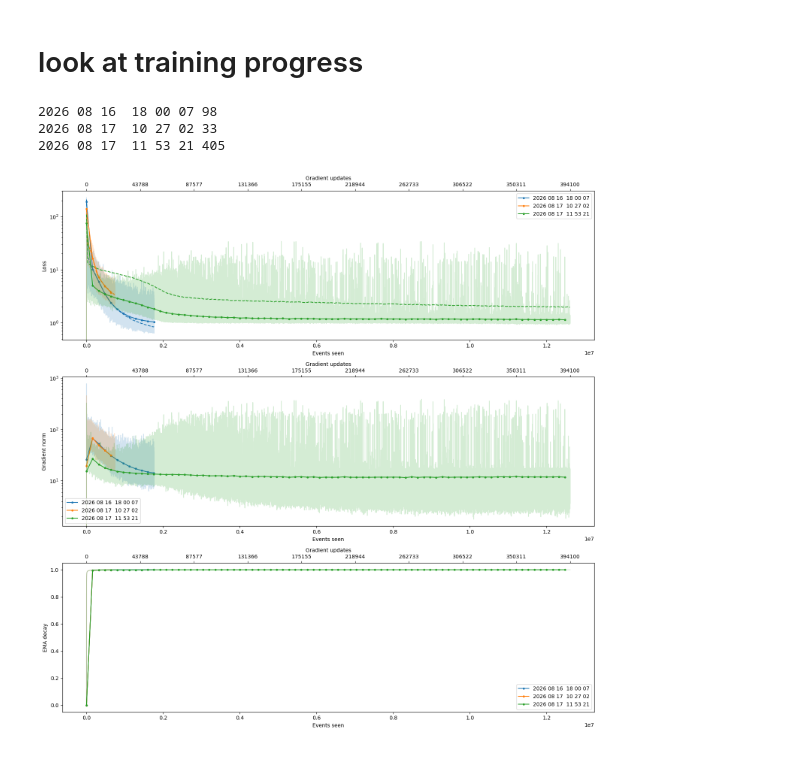
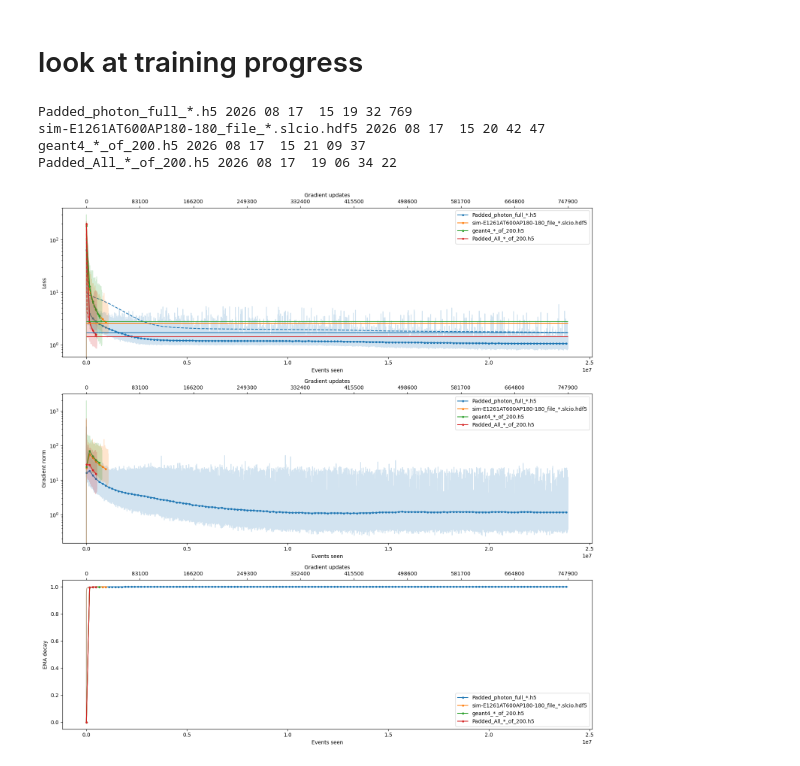
Before and after one commit to HenryDayHall/CaloCloudi, a Jupyter notebook: scripts/check_training_progress.ipynb, the cells around one changed output. Saved outputs shown, nothing was run; the diff lists cells and outputs as text; code cells hidden in the pictures.

Commit message:
Got PDG comparison plot working

```diff
--- a/scripts/check_training_progress.ipynb
+++ b/scripts/check_training_progress.ipynb
@@ -14,6 +14,7 @@ folder = "/data/dust/user/dayhallh/data/CaloClouds_diffusion/logs/"
 trainings = []
 all_dates = sorted(os.listdir(folder))
 dates = []
+infos = []
 configs = []
 n_real_validation_points = []
 for date in all_dates:
@@ -39,9 +40,17 @@ for date in all_dates:
     config = yaml.safe_load(open(config_path, 'r'))
     configs.append(config)
 
+    ds_path = config['data']['dataset_path']
+    info = f'{os.path.basename(ds_path).format("*")}'
+    infos.append(info)
+
+if len(set(infos)) < len(infos):
+    for i, date in dates:
+        infos[i] += date
+
 
 colour_list = [c for c in plt.cm.tab10.colors]
-colours = {name:colour_list[i] for i, name in enumerate(dates)}
+colours = {name:colour_list[i] for i, name in enumerate(infos)}
 # %%
 def sparse_average(xs, ys, interval=5000):
     s_xs = xs[::interval]
@@ -55,12 +64,13 @@ def sparse_average(xs, ys, interval=5000):
         s_ys[point] = np.mean(ys[center-half_interval: center+half_interval])
     return s_xs, s_ys
 # %%
-for date, data in zip(dates, trainings):
-    print(date, len(data["val_loss"]))
+for info, date, data in zip(infos, dates, trainings):
+    print(info, date, len(data["val_loss"]))
 # %% [output]
-2026 08 16  18 00 07 98
-2026 08 17  10 27 02 33
-2026 08 17  11 53 21 405
+Padded_photon_full_*.h5 2026 08 17  15 19 32 769
+sim-E1261AT600AP180-180_file_*.slcio.hdf5 2026 08 17  15 20 42 47
+geant4_*_of_200.h5 2026 08 17  15 21 09 37
+Padded_All_*_of_200.h5 2026 08 17  19 06 34 22
 # %%
 fig, axarr = plt.subplots(3, 1, figsize=(15, 15))
 x_name = 'n_events'
@@ -71,40 +81,48 @@ for i, y_name in enumerate(y_values):
 
     # main axis
     longest = trainings[0]
-    for date, data in zip(dates, trainings):
+    lowest_val_losses = []
+    colour_list = []
+    for info, data in zip(infos, trainings):
 
-        c = colours[date]
+        c = colours[info]
+        colour_list.append(c)
         if len(data[x_name]) > len(longest[x_name]):
             longest = data
         ax.plot(data[x_name], data[y_name], c=c, alpha=0.2)
         s_xs, s_ys = sparse_average(data[x_name], data[y_name])
-        ax.plot(s_xs, s_ys, c=c, label=date, marker='.')
+        ax.plot(s_xs, s_ys, c=c, label=info, marker='.')
 
         if y_name == "loss":
             val_loss = np.mean(data["val_loss"], axis=1)
             val_n_events = data["val_n_events"]
             ax.plot(val_n_events, val_loss, c=c, ls='--')
+            lowest_val_losses.append(np.min(val_loss))
+
+    if y_name == "loss":
+        max_x = longest[x_name][-1]
+        ax.hlines(lowest_val_losses, 0, max_x, colors=colour_list)
 
     if y_name in ["loss", "grad_norm"]:
         ax.semilogy()
     ax.set_xlabel(pretty[x_name])
     ax.set_ylabel(y_label)
 
 
     # upper axis
     n_values = len(longest[x_name])
     n_ticks = 10
     value_idxs = np.linspace(0, n_values-1, n_ticks).astype(int)
     positions = [longest[x_name][idx] for idx in value_idxs]
     x_2_name = 'n_updates'
     labels = [longest[x_2_name][idx] for idx in value_idxs]
     ax2 = ax.twiny()          # <- this was missing
     ax2.set_xlim(ax.get_xlim())                   # share the bottom's coordinates
     ax2.set_xticks(positions)
     ax2.set_xticklabels(labels)
     ax2.set_xlabel(pretty[x_2_name])
     ax.legend()
 
 fig.tight_layout()
 # %% [output]
-[figure, old version]
+[figure, new version]
```
Also changed, not shown: 14 other files.
